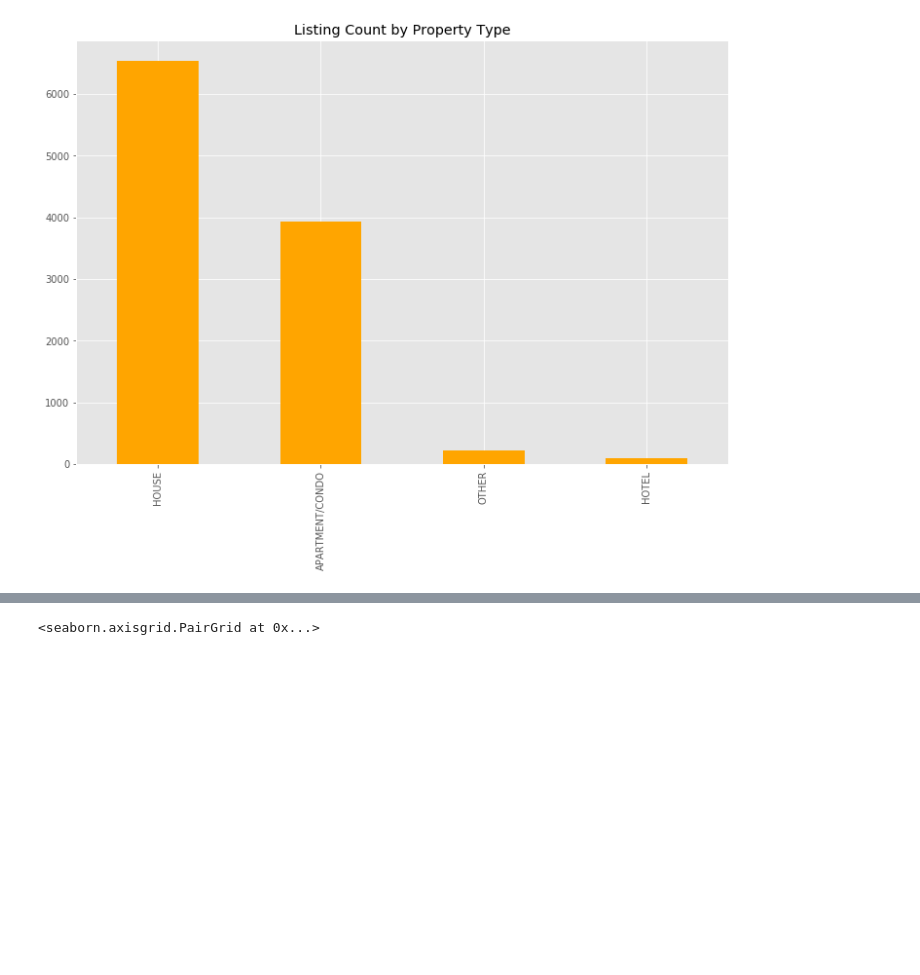
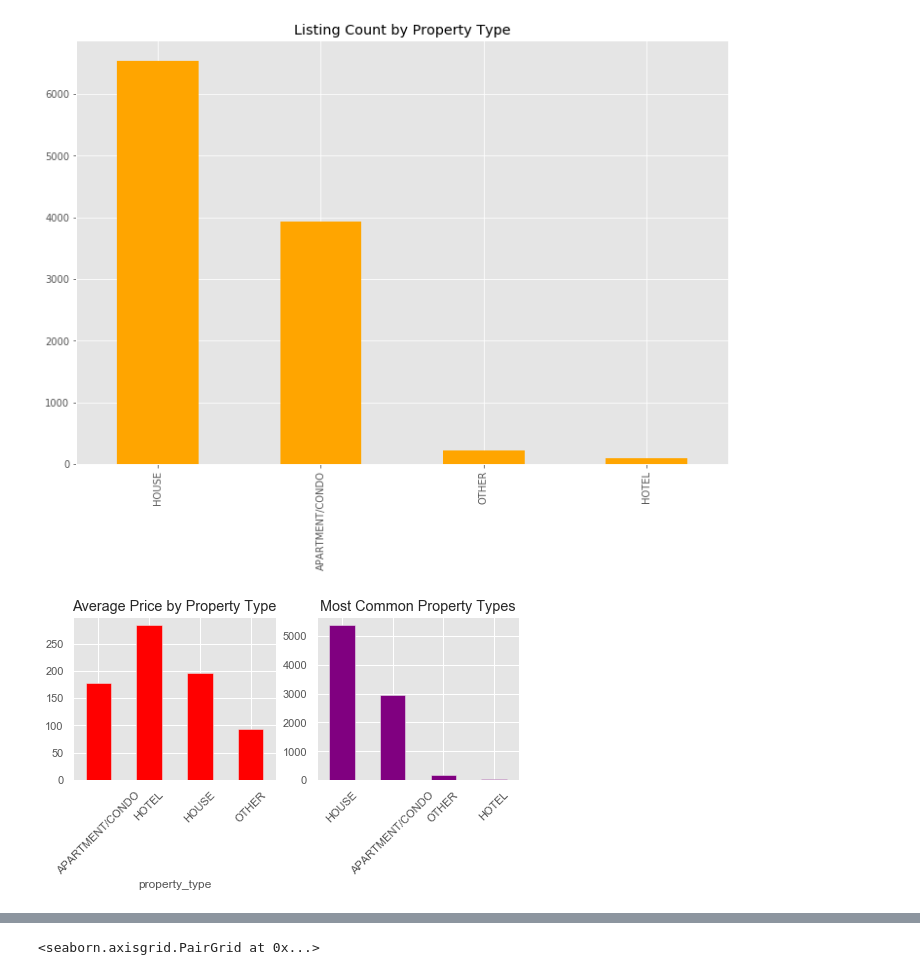
Before and after one commit to Z-Palamara/Capstone_1, a Jupyter notebook: Capstone 1- Data Cleaning and EDA.ipynb, the cells around one changed output, grey strips where cells are left out. Drawn from its saved outputs; the diff is of its cells as text; code cells hidden in the pictures; blank space fills up the shorter version.

```diff
--- a/Capstone 1- Data Cleaning and EDA.ipynb
+++ b/Capstone 1- Data Cleaning and EDA.ipynb
@@ -1654,4 +1654,15 @@ df.property_type.value_counts().plot(kind='bar', color = 'orange')
 # %% [output]
 <matplotlib.axes._subplots.AxesSubplot at 0x...>
 [figure]
+# %%
+plt.style.use('ggplot')
+fig, (ax1, ax2) = plt.subplots(1, 2, figsize=(8,3))
+df.groupby('property_type').price.mean().plot(kind='bar', color = 'red', ax=ax1)
+ax1.set_title("Average Price by Property Type")
+ax1.tick_params(axis='x', labelrotation=45)
+df.property_type.value_counts().plot(kind='bar', color = 'purple', ax=ax2)
+ax2.set_title("Most Common Property Types")
+ax2.tick_params(axis='x', labelrotation=45)
+# %% [output]
+[figure, added]
 # %%
```
Also changed, not shown: parts of 28 cells of this notebook.
